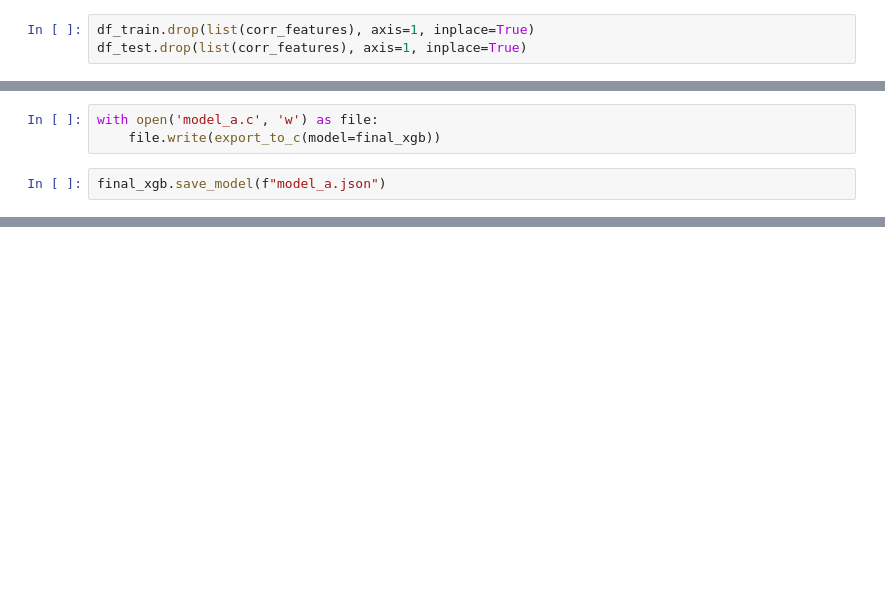
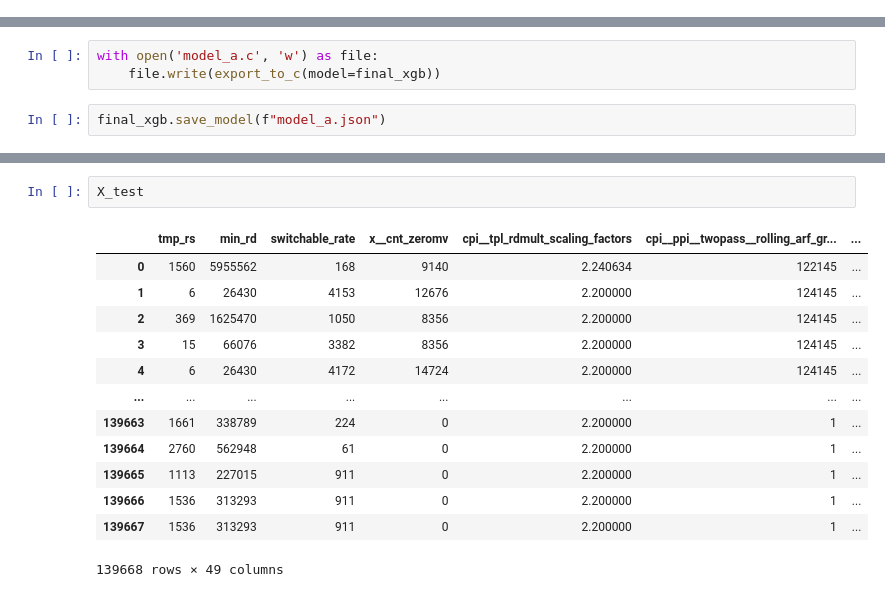
Before and after one commit to WKolodziejski/TCASI-2025, a Jupyter notebook: model_a.ipynb, the cells around one changed output, grey strips where cells are left out. Saved outputs shown, nothing was run; the diff lists cells and outputs as text; blank space fills up the shorter version.

```diff
--- a/model_a.ipynb
+++ b/model_a.ipynb
@@ -622,6 +632,3 @@ corr_features
-# %%
-df_train.drop(list(corr_features), axis=1, inplace=True)
-df_test.drop(list(corr_features), axis=1, inplace=True)
 # %%
 frac_df = df_train.sample(frac=.1, random_state=42)
 
@@ -684,0 +762,16 @@ for f, i in enumerate(final_xgb.get_booster().feature_names):
+# %%
+X_test
+# %% [output]
+|  | tmp_rs | min_rd | switchable_rate | x__cnt_zeromv | cpi__tpl_rdmult_scaling_factors | cpi__ppi__twopass__rolling_arf_gr... | ... |
+| 0 | 1560 | 5955562 | 168 | 9140 | 2.240634 | 122145 | ... |
+| 1 | 6 | 26430 | 4153 | 12676 | 2.200000 | 124145 | ... |
+| 2 | 369 | 1625470 | 1050 | 8356 | 2.200000 | 124145 | ... |
+| 3 | 15 | 66076 | 3382 | 8356 | 2.200000 | 124145 | ... |
+| 4 | 6 | 26430 | 4172 | 14724 | 2.200000 | 124145 | ... |
+| ... | ... | ... | ... | ... | ... | ... | ... |
+| 139663 | 1661 | 338789 | 224 | 0 | 2.200000 | 1 | ... |
+| 139664 | 2760 | 562948 | 61 | 0 | 2.200000 | 1 | ... |
+| 139665 | 1113 | 227015 | 911 | 0 | 2.200000 | 1 | ... |
+| 139666 | 1536 | 313293 | 911 | 0 | 2.200000 | 1 | ... |
+| 139667 | 1536 | 313293 | 911 | 0 | 2.200000 | 1 | ... |
+139668 rows × 49 columns
```
Also changed, not shown: parts of 12 cells of this notebook, 3 other files.
